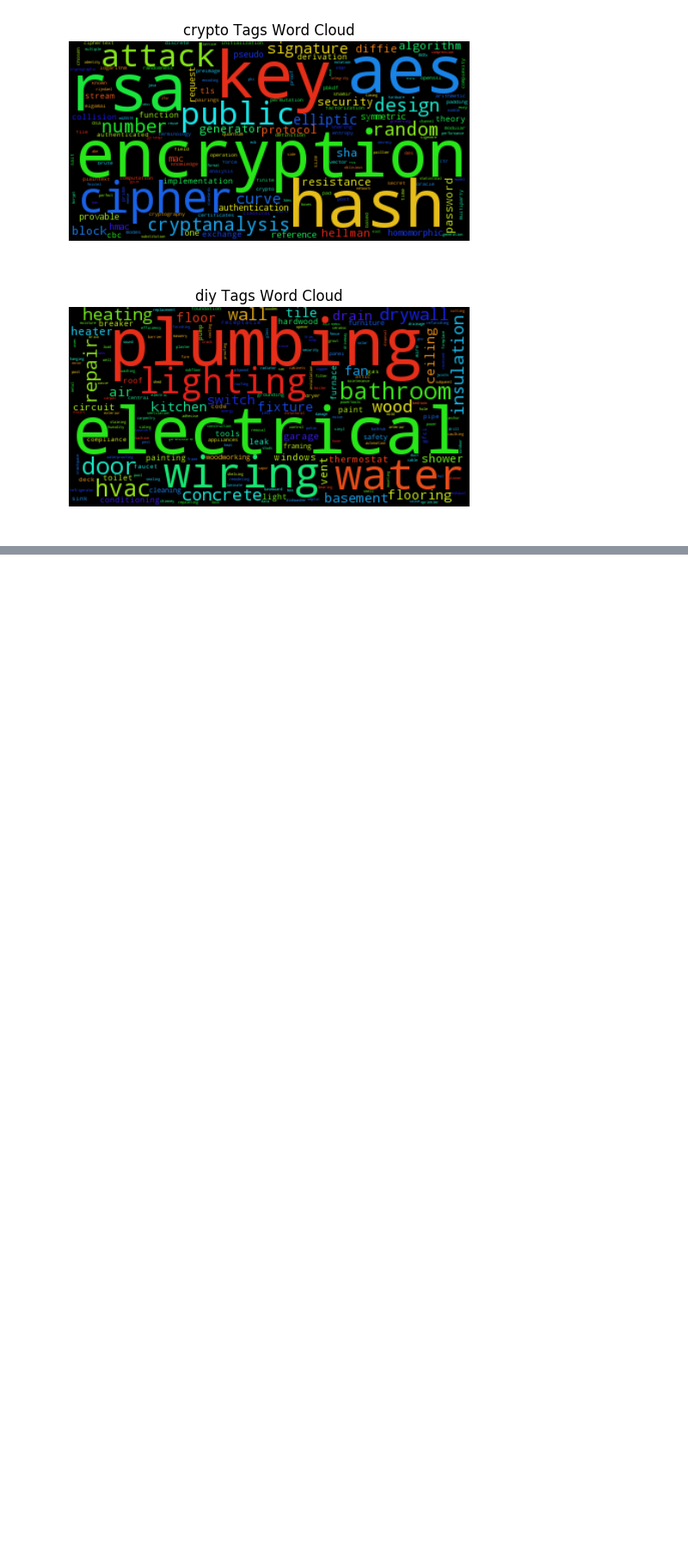
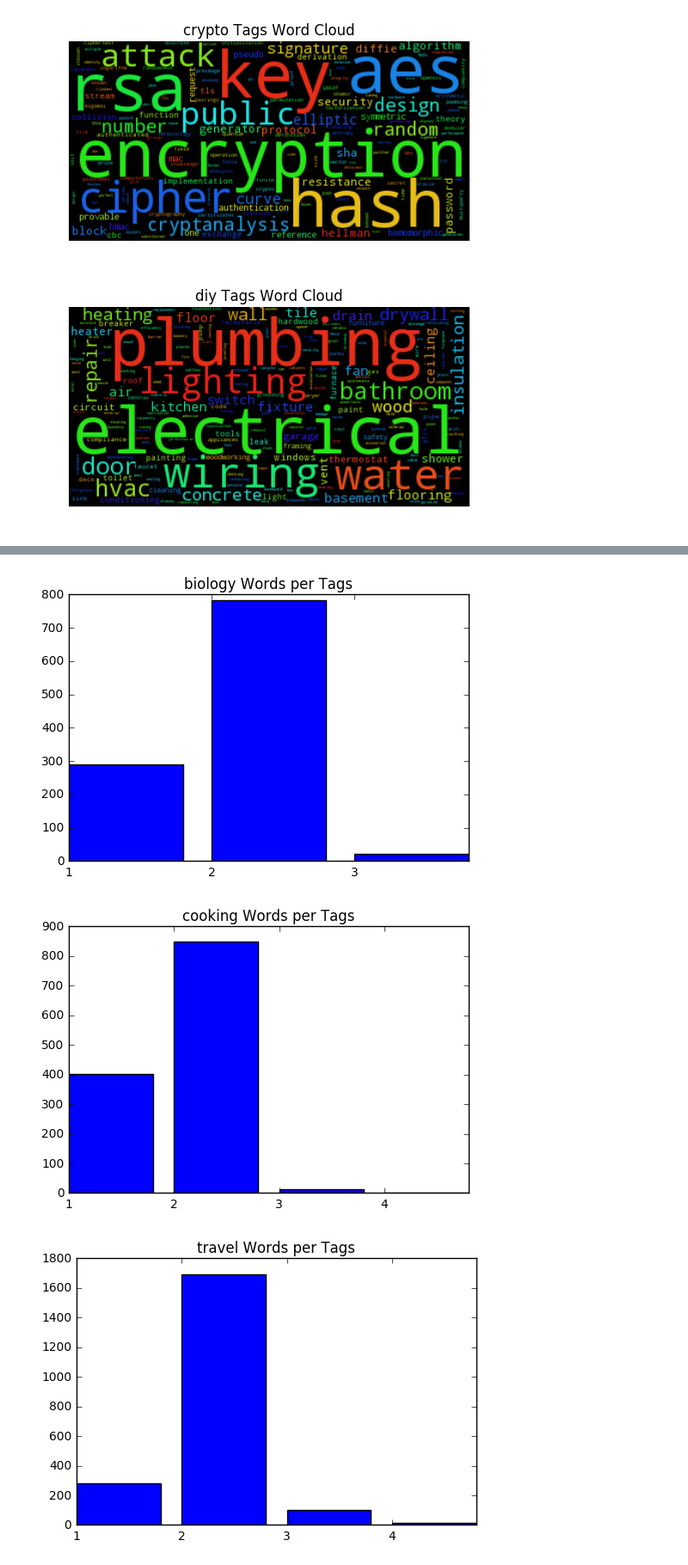
Before and after one commit to akhoufi/Transfer-Learning-on-Stack-Exchange-Tags, a Jupyter notebook: data exploration/Word Cloud .ipynb, the cells around one changed output, grey strips where cells are left out. Shown at 86% size. Cells and saved outputs as stored; diff of their text form; code cells hidden in the pictures; blank space fills up the shorter version.

```diff
--- a/data exploration/Word Cloud .ipynb
+++ b/data exploration/Word Cloud .ipynb
@@ -105,3 +105,23 @@ for name, df in dataframes.items():
 [figure]
 [figure]
 [figure]
+# %%
+occurences = {}
+for name, df in dataframes.items():
+    if(name != "physics"):
+        #Dictionnaire des tag
+        occurences[name] = {}
+        for tag in tagsDict[name]:
+            sSpace = tag.split(" ")
+            sTiret = tag.split("-")
+            sUnders = tag.split("_")
+            nbr = max(max(len(sSpace), len(sTiret)), len(sUnders))
+            if nbr in occurences[name].keys():
+                occurences[name][nbr] += 1
+            else:
+                occurences[name][nbr] = 1
+# %%
+for name, df in dataframes.items():
+    if(name != "physics"):
+        for nbr in occurences[name]:
+            print(name, nbr, occurences[name][nbr])
@@ -107,0 +153,16 @@ for name, df in dataframes.items():
+# %%
+for name, df in dataframes.items():
+    if(name != "physics"):
+        xint = []
+        yint = []
+        for nbr in occurences[name]:
+            xint.append(nbr)
+            yint.append(occurences[name][nbr])
+        ax = plt.figure().gca()
+        plt.xticks(xint)
+        ax.bar(xint, yint)
+        plt.title(name +' Words per Tags')
+# %% [output]
+[figure, added]
+[figure, added]
+[figure, added]
```
Also changed, not shown: parts of 5 cells of this notebook, 2 other files.
